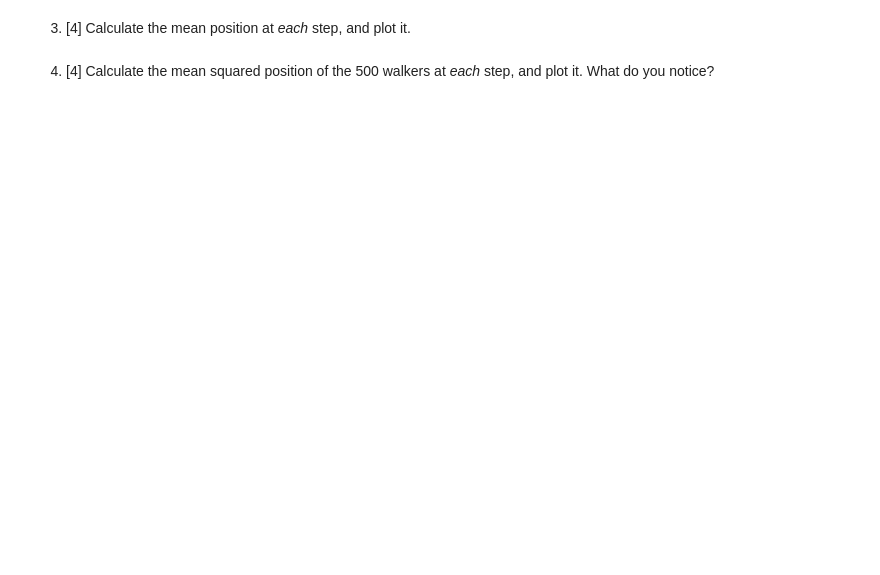
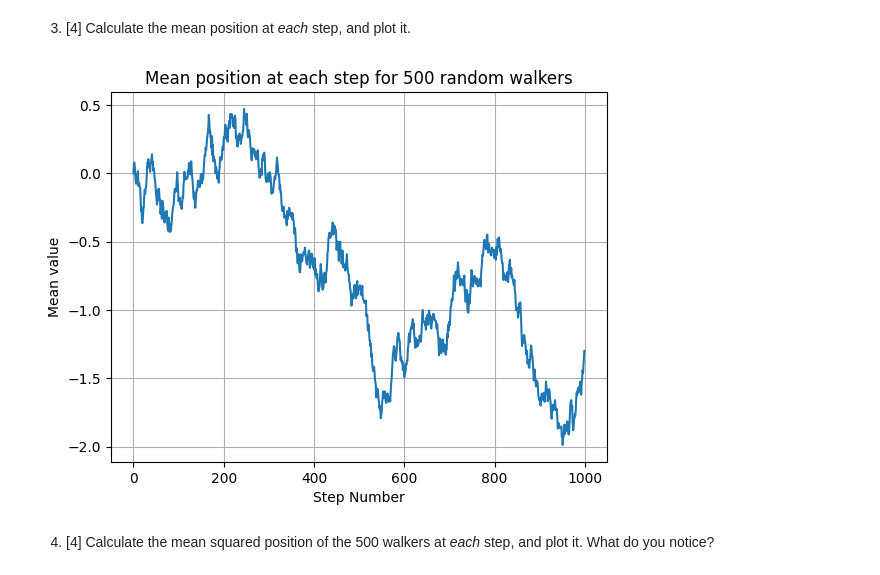
Before and after one commit to PX2145-2025/week-7-b-lowri-nicholls, a Jupyter notebook: Random_walk.ipynb, the cells around one changed output. Saved outputs shown, nothing was run; the diff lists cells and outputs as text; code cells hidden in the pictures; blank space fills up the shorter version.

```diff
--- a/Random_walk.ipynb
+++ b/Random_walk.ipynb
@@ -272,5 +296,17 @@ NameError: name 'a' is not defined
 # %% [markdown]
 3. [4] Calculate the mean position at _each_ step, and plot it.
+# %%
+#Defining mean position at each step
+#Finding the mean for each step for every walker
+#print(np.mean(stepsarray,axis=1)) #Mean value at each step
+plt.plot(np.mean(stepsarray,axis=1))
+plt.title('Mean position at each step for 500 random walkers')
+plt.xlabel('Step Number')
+plt.ylabel('Mean value')
+plt.grid(True)
+plt.show()
+# %% [output]
+[figure, added]
 # %% [markdown]
 4. [4] Calculate the mean squared position of the 500 walkers at _each_ step, and
 plot it. What do you notice?
```
Also changed, not shown: parts of 6 cells of this notebook.
